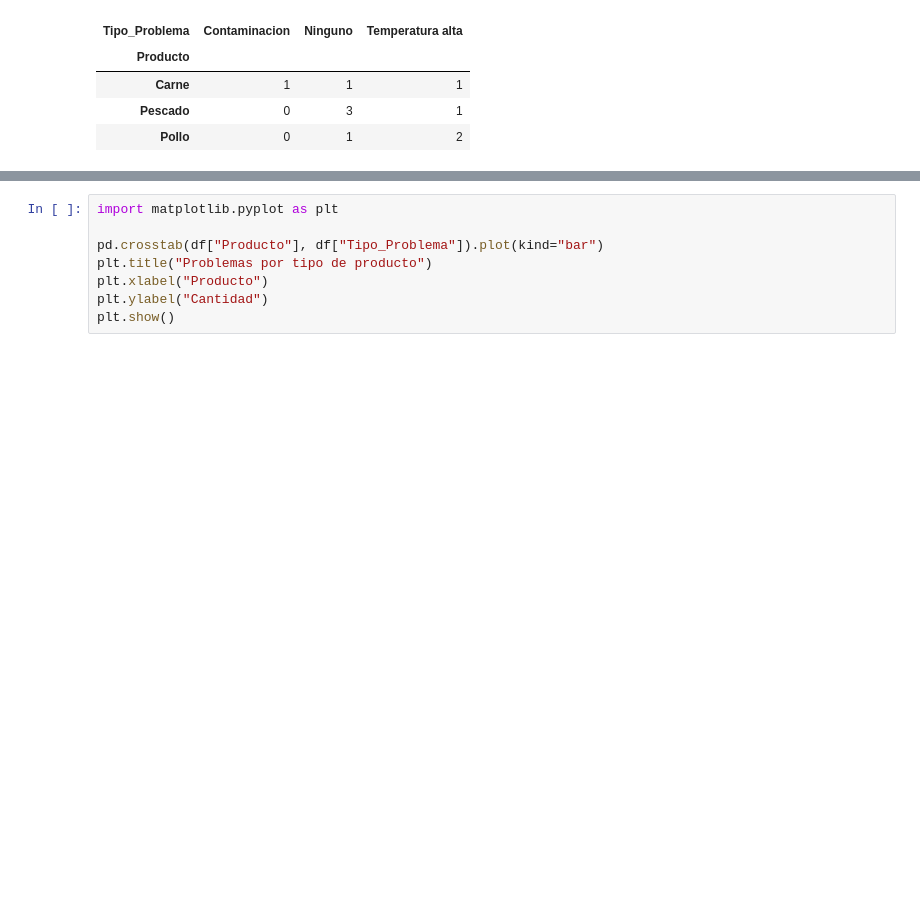
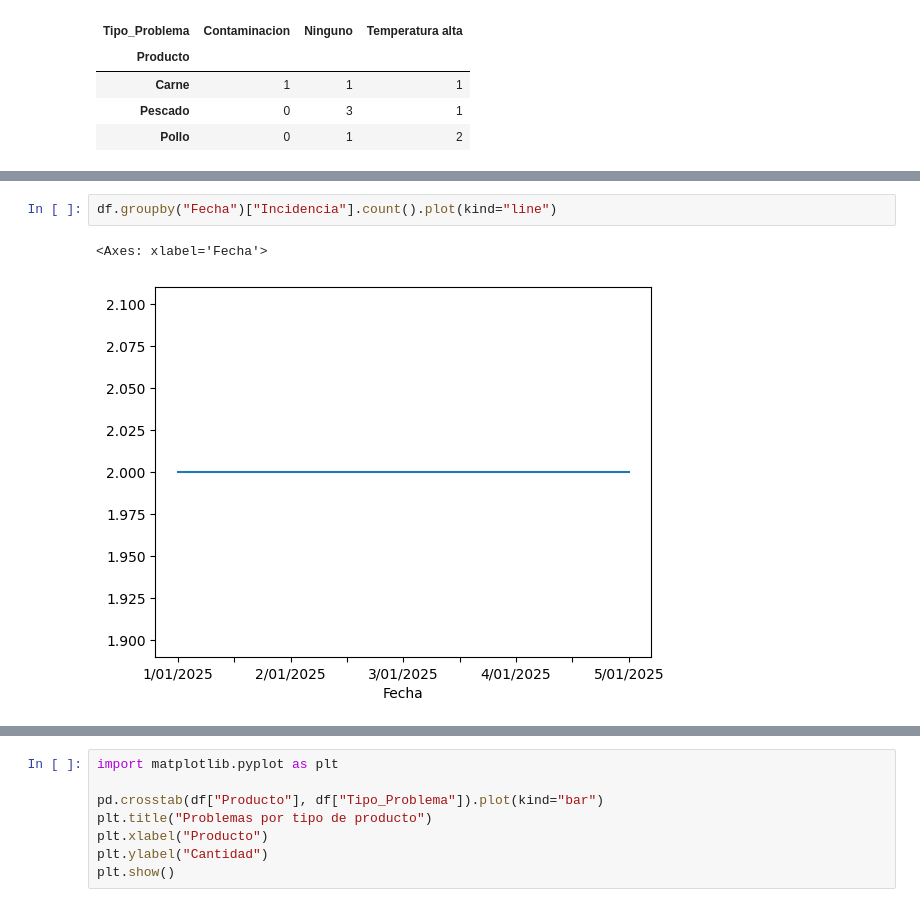
Before and after one commit to maely18bp-code/analisis-calidad-alimientos, a Jupyter notebook: Analisis.ipynb, the cells around one changed output, grey strips where cells are left out. Cells and saved outputs as stored; diff of their text form; blank space fills up the shorter version.

```diff
--- a/Analisis.ipynb
+++ b/Analisis.ipynb
@@ -30,0 +159,5 @@ pd.crosstab(df["Producto"], df["Tipo_Problema"])
+# %%
+df.groupby("Fecha")["Incidencia"].count().plot(kind="line")
+# %% [output]
+<Axes: xlabel='Fecha'>
+[figure, added]
```
Also changed, not shown: parts of 40 cells of this notebook.
